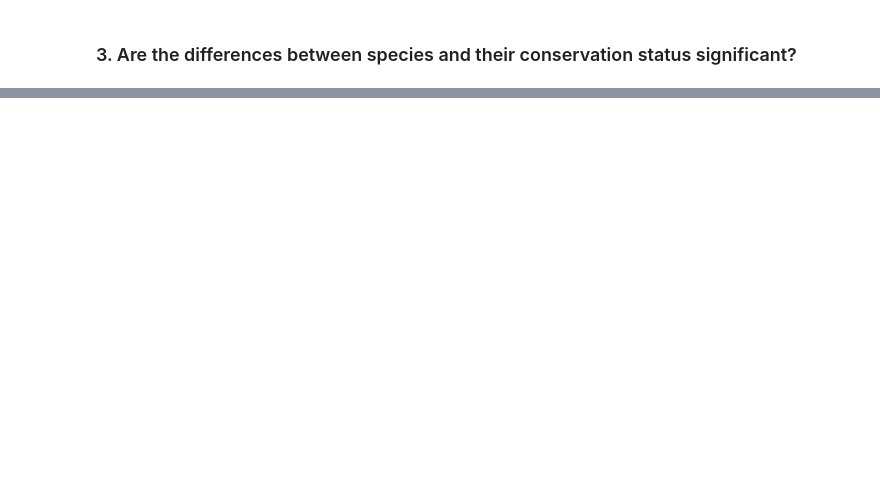
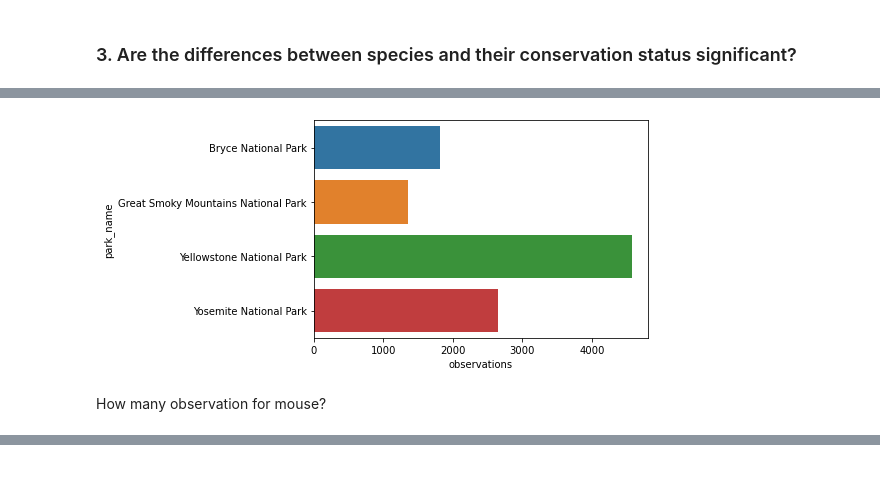
Before and after one commit to cacaprog/learning-projects, a Jupyter notebook: biodiversity/biodiversity_clean.ipynb, the cells around one changed output, grey strips where cells are left out. Cells and saved outputs as stored; diff of their text form; code cells hidden in the pictures; blank space fills up the shorter version.

```diff
--- a/biodiversity/biodiversity_clean.ipynb
+++ b/biodiversity/biodiversity_clean.ipynb
@@ -379,8 +329,0 @@ Até pelo núemro de dados fornecidos para isso.
-# %%
-# Create a dictionary of label
-conservation_dict = {'Species of Concern': 1, 'Endangered': 2, 'Threatened': 3, 'In Recovery': 4}
-
-# create a new column
-species_df['conservation_rating'] = species_df['conservation_status'].map(conservation_dict)
-
-species_df.head(20)
@@ -691,0 +330,3 @@ Name: category, dtype: float64
+# %%
+# Create a column for treated or not treated species
+species_df['under_protection'] = species_df.conservation_status != 'No Intervention'
@@ -691,0 +495,2 @@ Name: category, dtype: float64
+# %%
+species_df['is_bat'] = species_df.common_names.str.contains(r"\bBat\b", regex = True)
@@ -691,0 +522,2 @@ Name: category, dtype: float64
+# %%
+bat_observation = species_df[species_df.is_bat].groupby(['park_name'])['observations'].sum().reset_index()
@@ -691,0 +532,8 @@ Name: category, dtype: float64
+# %%
+sns.barplot(data=bat_observation, x='observations', y='park_name')
+plt.xticks(rotation=0)
+plt.show()
+# %% [output]
+[figure, added]
+# %% [markdown]
+How many observation for mouse?
```
Also changed, not shown: parts of 80 cells of this notebook, 1 other file.
